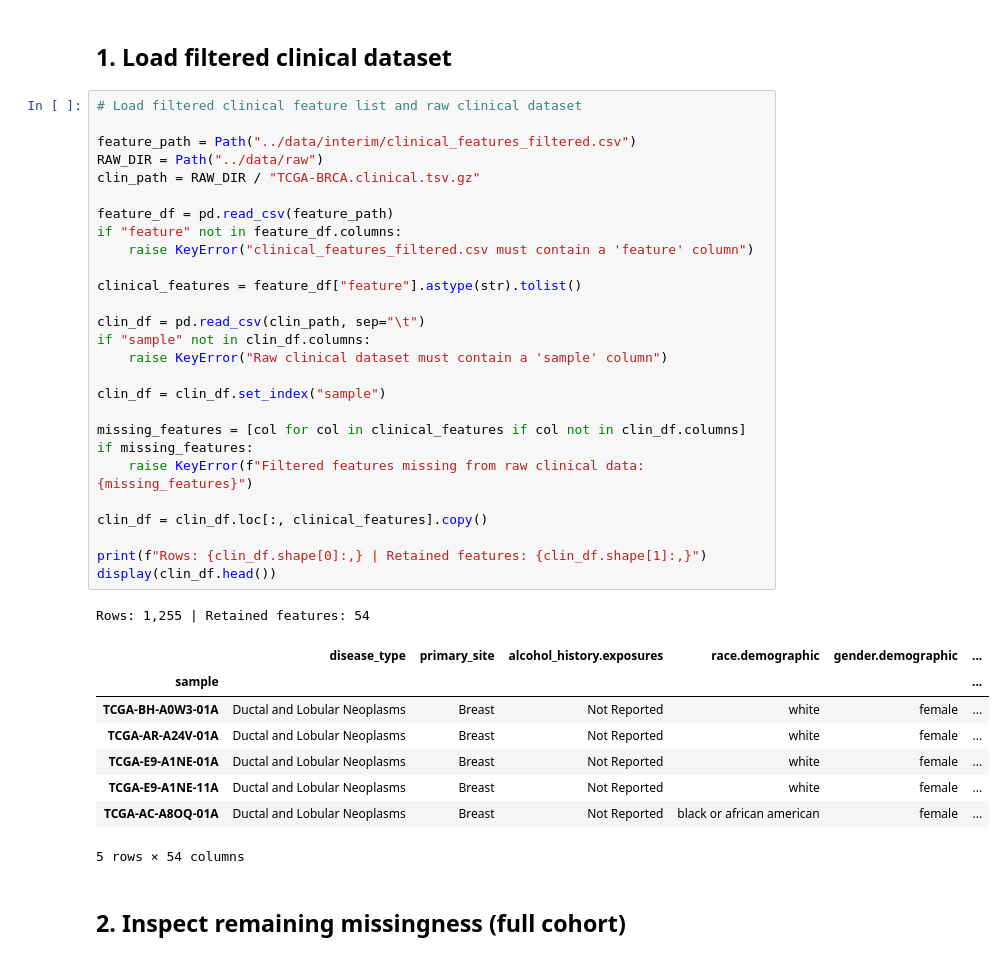
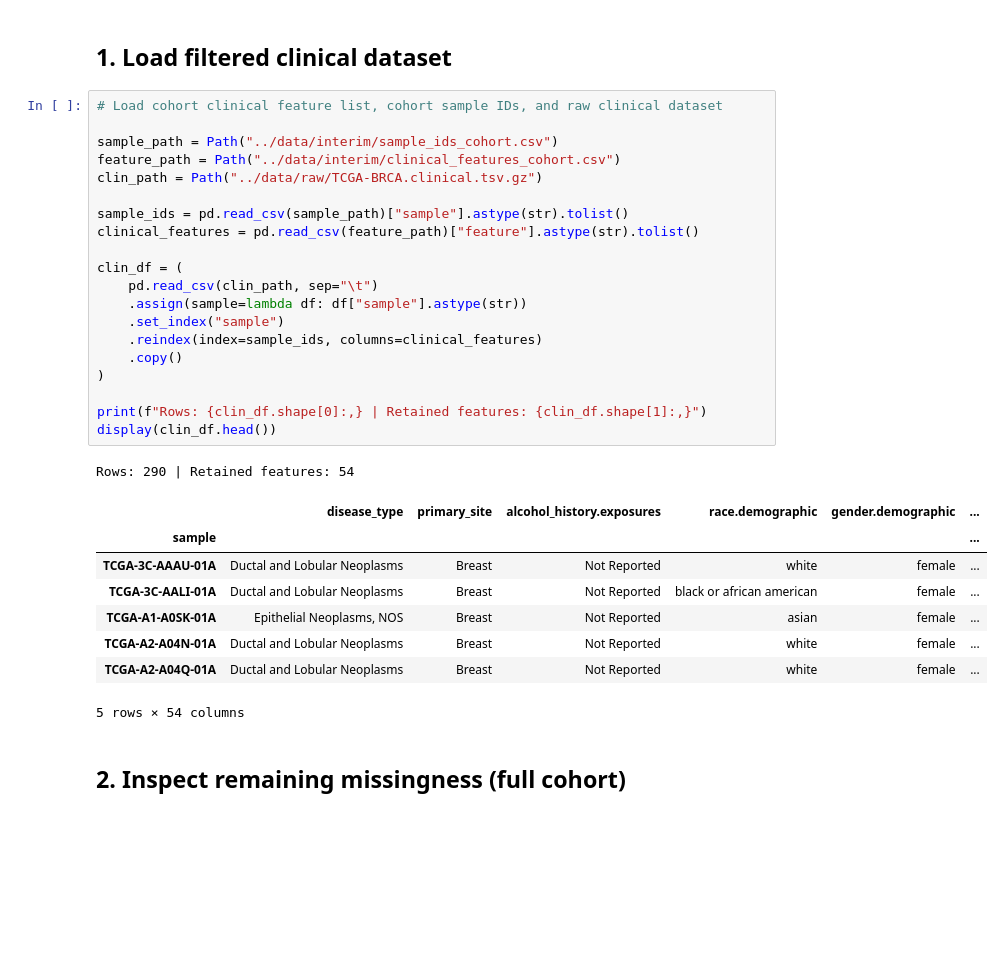
Before and after one commit to dpolioudakis/tcga-multimodal-survival, a Jupyter notebook: notebooks/03_clinical_preprocess.ipynb, the cells around one changed output. Saved outputs shown, nothing was run; the diff lists cells and outputs as text; blank space fills up the shorter version.

```diff
--- a/notebooks/03_clinical_preprocess.ipynb
+++ b/notebooks/03_clinical_preprocess.ipynb
@@ -68,41 +68,34 @@ from IPython.display import display
 # %% [markdown]
 ## 1. Load filtered clinical dataset
 # %%
-# Load filtered clinical feature list and raw clinical dataset
+# Load cohort clinical feature list, cohort sample IDs, and raw clinical dataset
 
-feature_path = Path("../data/interim/clinical_features_filtered.csv")
-RAW_DIR = Path("../data/raw")
-clin_path = RAW_DIR / "TCGA-BRCA.clinical.tsv.gz"
+sample_path = Path("../data/interim/sample_ids_cohort.csv")
+feature_path = Path("../data/interim/clinical_features_cohort.csv")
+clin_path = Path("../data/raw/TCGA-BRCA.clinical.tsv.gz")
 
-feature_df = pd.read_csv(feature_path)
-if "feature" not in feature_df.columns:
-    raise KeyError("clinical_features_filtered.csv must contain a 'feature' column")
+sample_ids = pd.read_csv(sample_path)["sample"].astype(str).tolist()
+clinical_features = pd.read_csv(feature_path)["feature"].astype(str).tolist()
 
-clinical_features = feature_df["feature"].astype(str).tolist()
-
-clin_df = pd.read_csv(clin_path, sep="\t")
-if "sample" not in clin_df.columns:
-    raise KeyError("Raw clinical dataset must contain a 'sample' column")
-
-clin_df = clin_df.set_index("sample")
-
-missing_features = [col for col in clinical_features if col not in clin_df.columns]
-if missing_features:
-    raise KeyError(f"Filtered features missing from raw clinical data: {missing_features}")
-
-clin_df = clin_df.loc[:, clinical_features].copy()
+clin_df = (
+    pd.read_csv(clin_path, sep="\t")
+    .assign(sample=lambda df: df["sample"].astype(str))
+    .set_index("sample")
+    .reindex(index=sample_ids, columns=clinical_features)
+    .copy()
+)
 
 print(f"Rows: {clin_df.shape[0]:,} | Retained features: {clin_df.shape[1]:,}")
 display(clin_df.head())
 # %% [output]
-Rows: 1,255 | Retained features: 54
+Rows: 290 | Retained features: 54
 |  | disease_type | primary_site | alcohol_history.exposures | race.demographic | gender.demographic | ... |
 | sample |  |  |  |  |  | ... |
-| TCGA-BH-A0W3-01A | Ductal and Lobular Neoplasms | Breast | Not Reported | white | female | ... |
-| TCGA-AR-A24V-01A | Ductal and Lobular Neoplasms | Breast | Not Reported | white | female | ... |
-| TCGA-E9-A1NE-01A | Ductal and Lobular Neoplasms | Breast | Not Reported | white | female | ... |
-| TCGA-E9-A1NE-11A | Ductal and Lobular Neoplasms | Breast | Not Reported | white | female | ... |
-| TCGA-AC-A8OQ-01A | Ductal and Lobular Neoplasms | Breast | Not Reported | black or african american | female | ... |
+| TCGA-3C-AAAU-01A | Ductal and Lobular Neoplasms | Breast | Not Reported | white | female | ... |
+| TCGA-3C-AALI-01A | Ductal and Lobular Neoplasms | Breast | Not Reported | black or african american | female | ... |
+| TCGA-A1-A0SK-01A | Epithelial Neoplasms, NOS | Breast | Not Reported | asian | female | ... |
+| TCGA-A2-A04N-01A | Ductal and Lobular Neoplasms | Breast | Not Reported | white | female | ... |
+| TCGA-A2-A04Q-01A | Ductal and Lobular Neoplasms | Breast | Not Reported | white | female | ... |
 5 rows × 54 columns
 # %% [markdown]
 ## 2. Inspect remaining missingness (full cohort)
```
Also changed, not shown: parts of 22 cells of this notebook, 9 other files.
